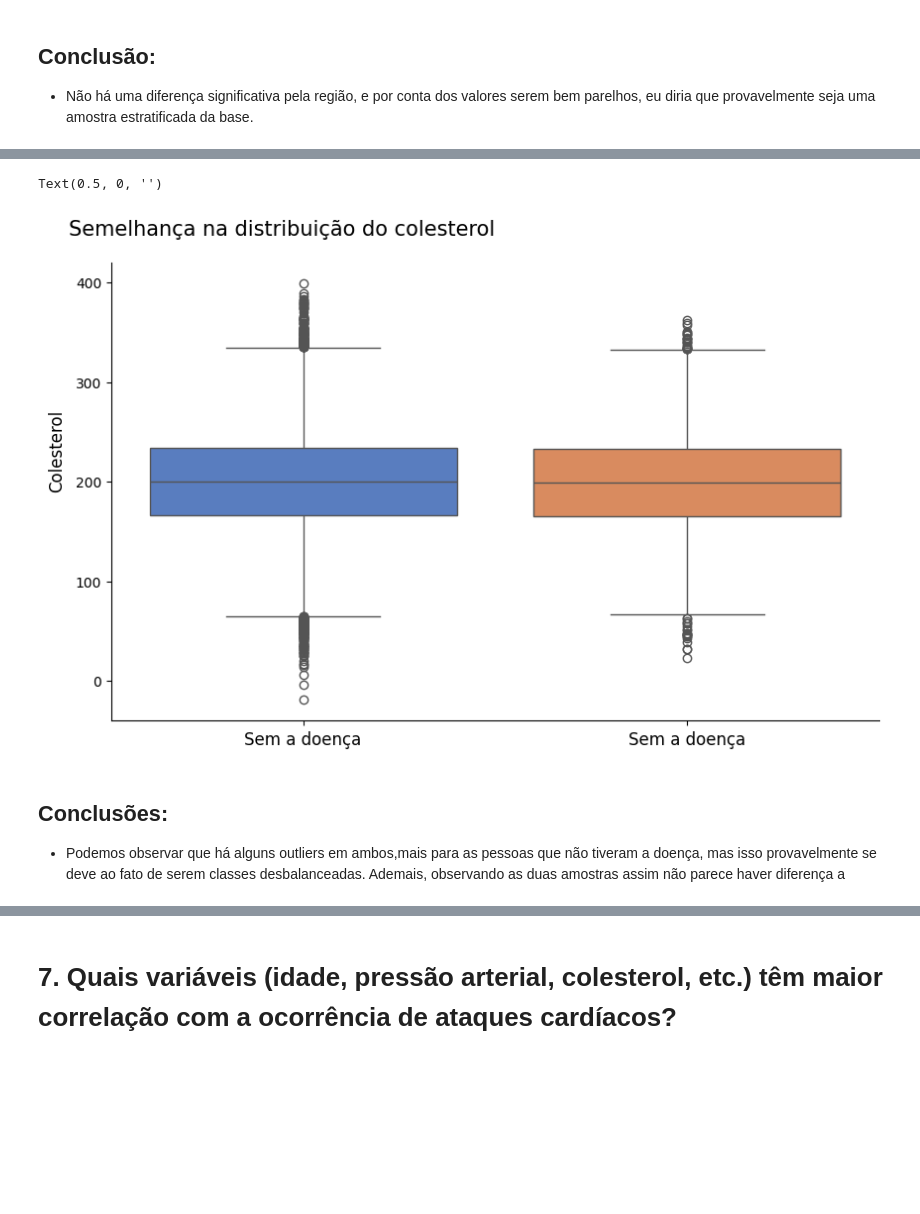
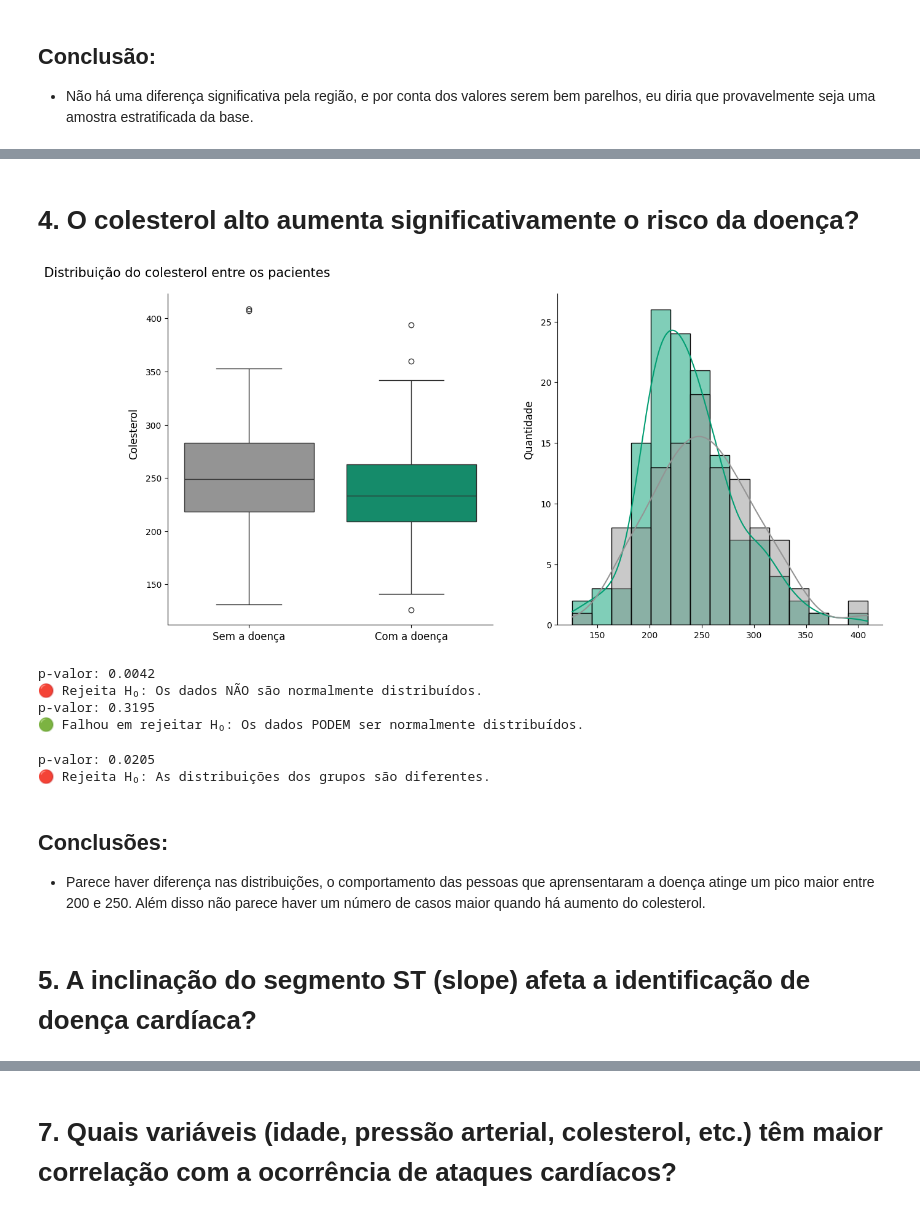
Before and after one commit to Gui-Leao/Heart-Attack-Prediction, a Jupyter notebook: EDA.ipynb, the cells around one changed output, grey strips where cells are left out. Drawn from its saved outputs; the diff is of its cells as text; code cells hidden in the pictures; blank space fills up the shorter version.

```diff
--- a/EDA.ipynb
+++ b/EDA.ipynb
@@ -833,16 +703,24 @@ Index(['ID', 'Age', 'Gender', 'Region', 'Blood_Pressure', 'Cholesterol', 'BMI',
-# %%
-plt.figure(figsize=(10, 6))
-ax = sns.boxplot(x='Heart_Attack',y='Cholesterol',data=df, hue='Heart_Attack' )
-sns.despine(top=True)
-ax.legend().set_visible(False)
-ax.set_title('Semelhança na distribuição do colesterol', fontsize= 15,horizontalalignment='right',pad = 20)
-ax.set_xticks(range(2),['Sem a doença','Sem a doença'])
-ax.set_xticklabels(ax.get_xticklabels(), fontsize=12)
-ax.set_ylabel('Colesterol',fontsize=12, verticalalignment='top', horizontalalignment='left',labelpad= 20)
-ax.set_xlabel("")
-# %% [output]
-Text(0.5, 0, '')
-[figure, removed]
-# %% [markdown]
-## Conclusões:
-- Podemos observar que há alguns outliers em ambos,mais para as pessoas que não tiveram a doença, mas isso provavelmente se deve ao fato de serem classes desbalanceadas. Ademais, observando as duas amostras assim não parece haver diferença a
+# %% [markdown]
+# 4. O colesterol alto aumenta significativamente o risco da doença?
+# %%
+fig, axes = plt.subplots(1, 2, figsize=(15, 7))
+ax = sns.boxplot(x='target',y='chol',data=df_train, hue='target',palette=['#949494','#029E73'],ax = axes[0])
+ax2 = sns.histplot(x='chol', data=df_train,hue='target', ax=axes[1],palette=['#949494','#029E73'],kde=True,legend=False)
+sns.despine(top=True)
+ax.legend().set_visible(False)
+ax.set_title('Distribuição do colesterol entre os pacientes', fontsize= 15,horizontalalignment='right',pad = 20)
+ax.set_xticks(range(2),['Sem a doença','Com a doença'])
+ax.set_xticklabels(ax.get_xticklabels(), fontsize=12)
+ax.set_ylabel('Colesterol',fontsize=12, verticalalignment='top', horizontalalignment='left',labelpad= 20)
+ax.set_xlabel("")
+
+
+ax2.set_ylabel('Quantidade',fontsize=12, verticalalignment='top', horizontalalignment='left',labelpad= 20)
+ax2.set_xlabel("")
+
+ax.spines['top'].set_visible(False)
+ax.spines['right'].set_visible(False)
+ax2.spines['top'].set_visible(False)
+ax2.spines['right'].set_visible(False)
+# %% [output]
+[figure, added]
@@ -848,0 +730,18 @@ Text(0.5, 0, '')
+# %%
+check_normality(df_trestbps_disease.to_list())
+check_normality(df_trestbps_not_disease.to_list())
+# %% [output]
+p-valor: 0.0042
+🔴 Rejeita H₀: Os dados NÃO são normalmente distribuídos.
+p-valor: 0.3195
+🟢 Falhou em rejeitar H₀: Os dados PODEM ser normalmente distribuídos.
+# %%
+check_mann_whitney(df_trestbps_disease.to_list(),df_trestbps_not_disease.to_list())
+# %% [output]
+p-valor: 0.0205
+🔴 Rejeita H₀: As distribuições dos grupos são diferentes.
+# %% [markdown]
+## Conclusões:
+- Parece haver diferença nas distribuições, o comportamento das pessoas que aprensentaram a doença atinge um pico maior entre 200 e 250. Além disso não parece haver um número de casos maior quando há aumento do colesterol.
+# %% [markdown]
+# 5. A inclinação do segmento ST (slope) afeta a identificação de doença cardíaca?
```
Also changed, not shown: parts of 40 cells of this notebook.
